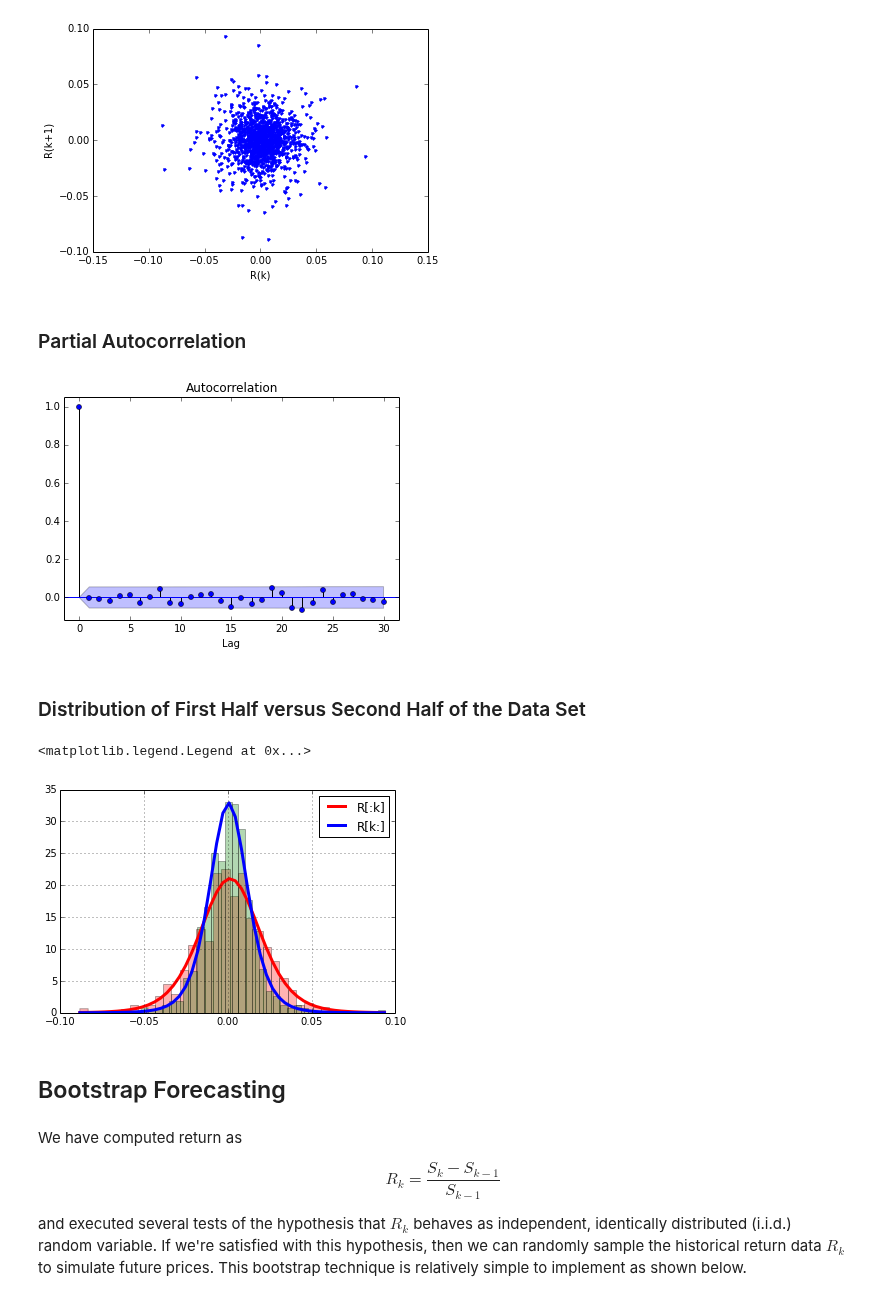
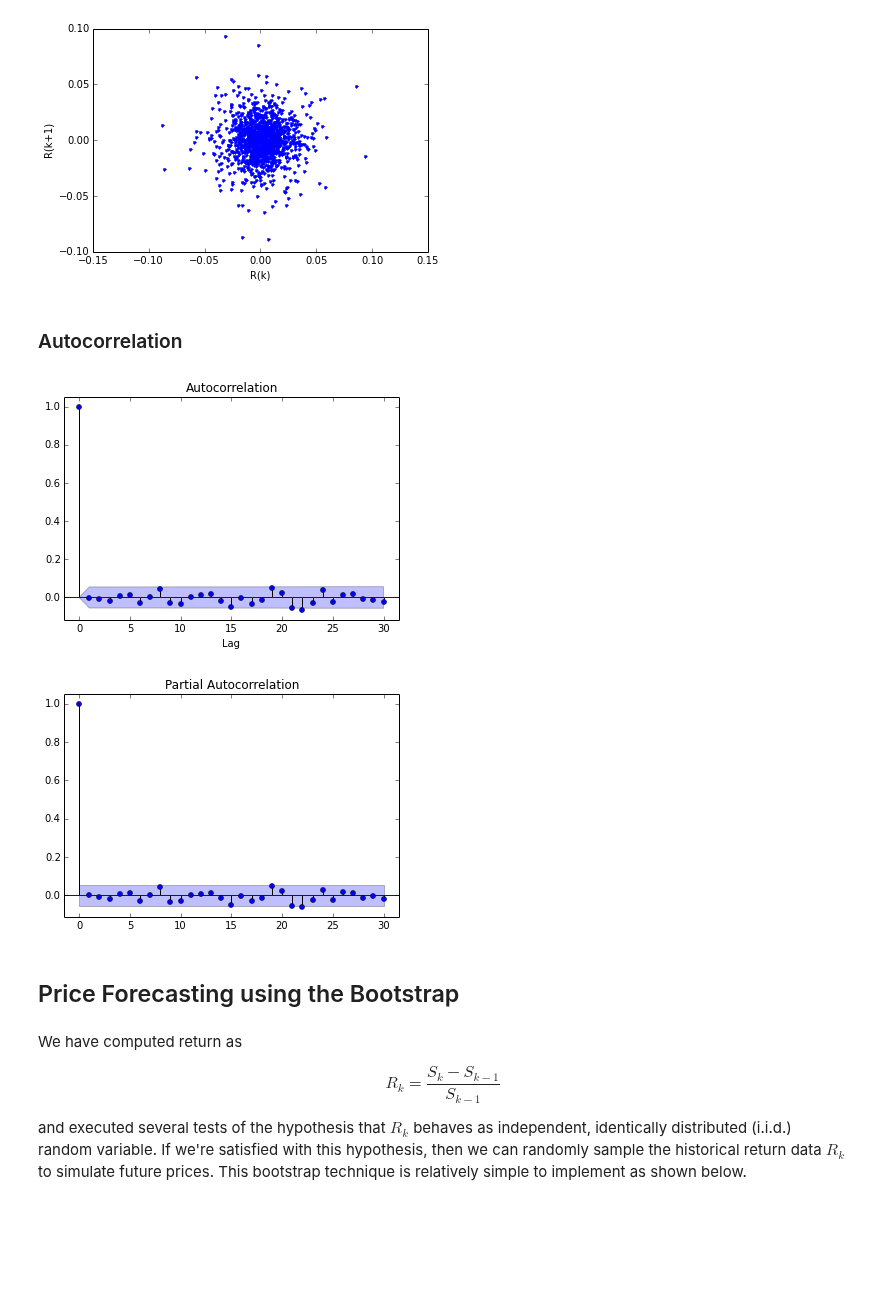
Before and after one commit to jckantor/CBE40455, a Jupyter notebook: notebooks/Stochastic Price Models.ipynb, the cells around one changed output. Drawn from its saved outputs; the diff is of its cells as text; code cells hidden in the pictures; blank space fills up the shorter version.

Commit message:
Reorganize price model notebook

```diff
--- a/notebooks/Stochastic Price Models.ipynb
+++ b/notebooks/Stochastic Price Models.ipynb
@@ -134,39 +178,18 @@ ylabel('R(k+1)')
 <matplotlib.text.Text at 0x...>
 [figure]
 # %% [markdown]
-### Partial Autocorrelation
+### Autocorrelation
 # %%
-from statsmodels.graphics.tsaplots import plot_acf
-plot_acf(R,lags=min(30,len(R)))
+from statsmodels.graphics.tsaplots import plot_acf, plot_pacf
+plot_acf(R,lags=min(30,len(R)));
 xlabel('Lag');
+plot_pacf(R,lags=min(30,len(R)));
+xlabel('Lag');
 # %% [output]
 [figure]
+[figure, added]
-# %% [markdown]
-### Distribution of First Half versus Second Half of the Data Set
-# %%
-from scipy.stats import t
-
-nbins = min(100,int(sqrt(len(R))))
-k = int(len(R)/2)
-
-r = linspace(R.min(),R.max())
-
-figure();
-
-param = t.fit(R[:k])
-R[:k].hist(bins=nbins,normed=1,alpha=0.3,color='r')
-plot(r,t.pdf(r,df=param[0],loc=param[1],scale=param[2]),'r-',lw=3);
-
-R[k:].hist(bins=nbins,normed=1,alpha=0.3,color='g')
-param = t.fit(R[k:])
-plot(r,t.pdf(r,df=param[0],loc=param[1],scale=param[2]),'b-',lw=3);
-
-legend(['R[:k]','R[k:]'])
-# %% [output]
-<matplotlib.legend.Legend at 0x...>
-[figure, removed]
-# %% [markdown]
-## Bootstrap Forecasting
+# %% [markdown]
+## Price Forecasting using the Bootstrap
 # %% [markdown]
 We have computed return as
 
```
Also changed, not shown: parts of 11 cells of this notebook.
